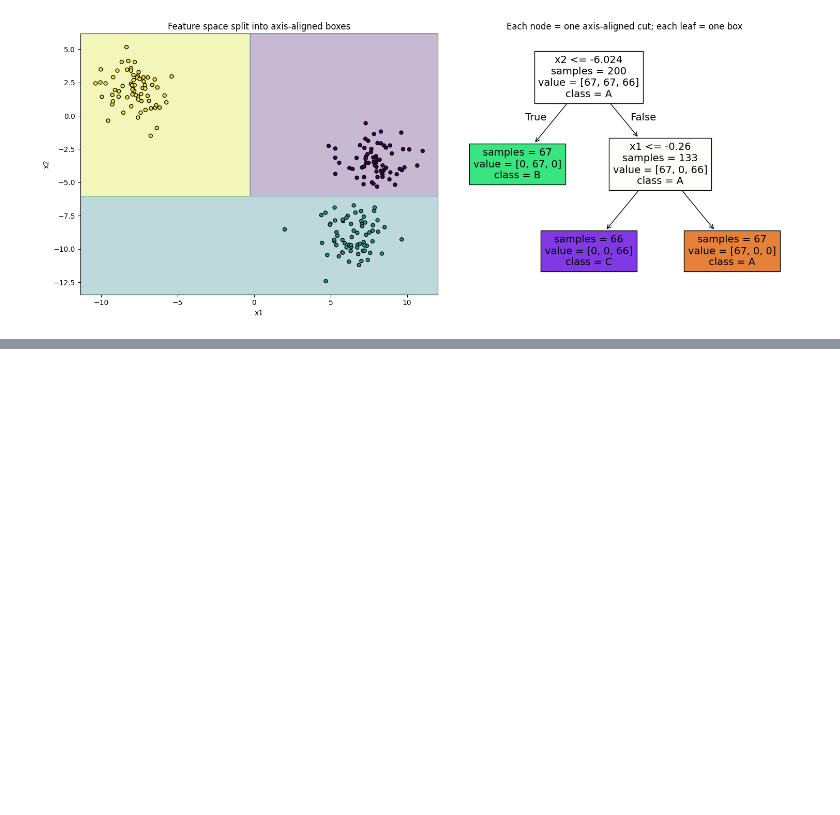
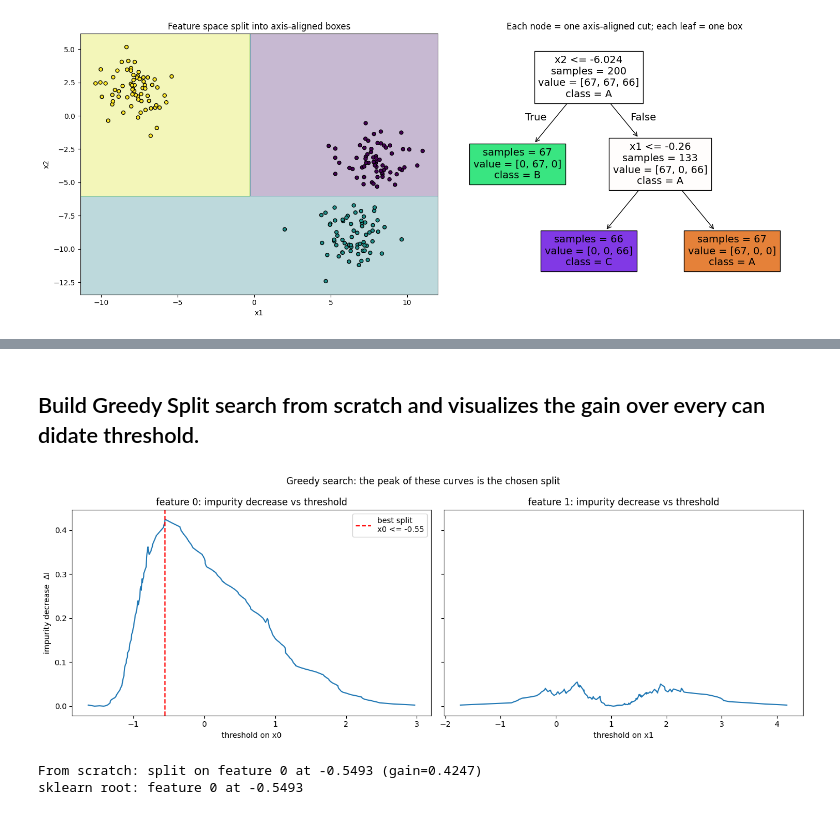
Before and after one commit to bmart231/ml-implementations, a Jupyter notebook: decision_trees/decision_trees.ipynb, the cells around one changed output, grey strips where cells are left out. Drawn from its saved outputs; the diff is of its cells as text; code cells hidden in the pictures; blank space fills up the shorter version.

```diff
--- a/decision_trees/decision_trees.ipynb
+++ b/decision_trees/decision_trees.ipynb
@@ -186,0 +551,61 @@ plt.show()
+# %% [markdown]
+## Build Greedy Split search from scratch and visualizes the gain over every can    didate threshold.
+# %%
+# Cell 2 — Build the greedy best-split search from scratch, and watch it scan
+import numpy as np
+import matplotlib.pyplot as plt
+from sklearn.datasets import make_classification
+from sklearn.tree import DecisionTreeClassifier
+
+X, y = make_classification(n_samples=200, n_features=2, n_informative=2,
+                           n_redundant=0, n_clusters_per_class=1, random_state=3)
+
+def gini(y):
+    if len(y) == 0:
+        return 0.0
+    p = np.bincount(y) / len(y)
+    return 1 - np.sum(p**2)
+
+def split_score(X, y, feature, threshold):
+    """Weighted child impurity for one candidate split (lower = better)."""
+    left  = y[X[:, feature] <= threshold]
+    right = y[X[:, feature] >  threshold]
+    n = len(y)
+    return len(left)/n * gini(left) + len(right)/n * gini(right)
+
+# Scan EVERY feature and EVERY midpoint threshold, recording impurity decrease
+parent_imp = gini(y)
+fig, axes = plt.subplots(1, X.shape[1], figsize=(14, 5), sharey=True)
+best = {"gain": -np.inf}
+
+for j in range(X.shape[1]):
+    vals = np.unique(X[:, j])
+    thresholds = (vals[:-1] + vals[1:]) / 2          # midpoints = the only useful cuts
+    gains = []
+    for t in thresholds:
+        gain = parent_imp - split_score(X, y, j, t)  # ΔI = parent - weighted children
+        gains.append(gain)
+        if gain > best["gain"]:
+            best = {"gain": gain, "feature": j, "threshold": t}
+    axes[j].plot(thresholds, gains)
+    axes[j].set_title(f"feature {j}: impurity decrease vs threshold")
+    axes[j].set_xlabel(f"threshold on x{j}")
+axes[0].set_ylabel("impurity decrease  ΔI")
+
+# Mark the global winner across both features
+axes[best["feature"]].axvline(best["threshold"], color="red", ls="--",
+                              label=f"best split\nx{best['feature']} <= {best['threshold']:.2f}")
+axes[best["feature"]].legend()
+plt.suptitle("Greedy search: the peak of these curves is the chosen split")
+plt.tight_layout(); plt.show()
+
+print(f"From scratch: split on feature {best['feature']} at {best['threshold']:.4f} "
+      f"(gain={best['gain']:.4f})")
+
+# Verify against sklearn's ROOT split — it does the exact same search
+sk = DecisionTreeClassifier(max_depth=1, criterion="gini", random_state=0).fit(X, y)
+print(f"sklearn root: feature {sk.tree_.feature[0]} at {sk.tree_.threshold[0]:.4f}")
+# %% [output]
+[figure, added]
+From scratch: split on feature 0 at -0.5493 (gain=0.4247)
+sklearn root: feature 0 at -0.5493
```
Also changed, not shown: parts of 18 cells of this notebook.
